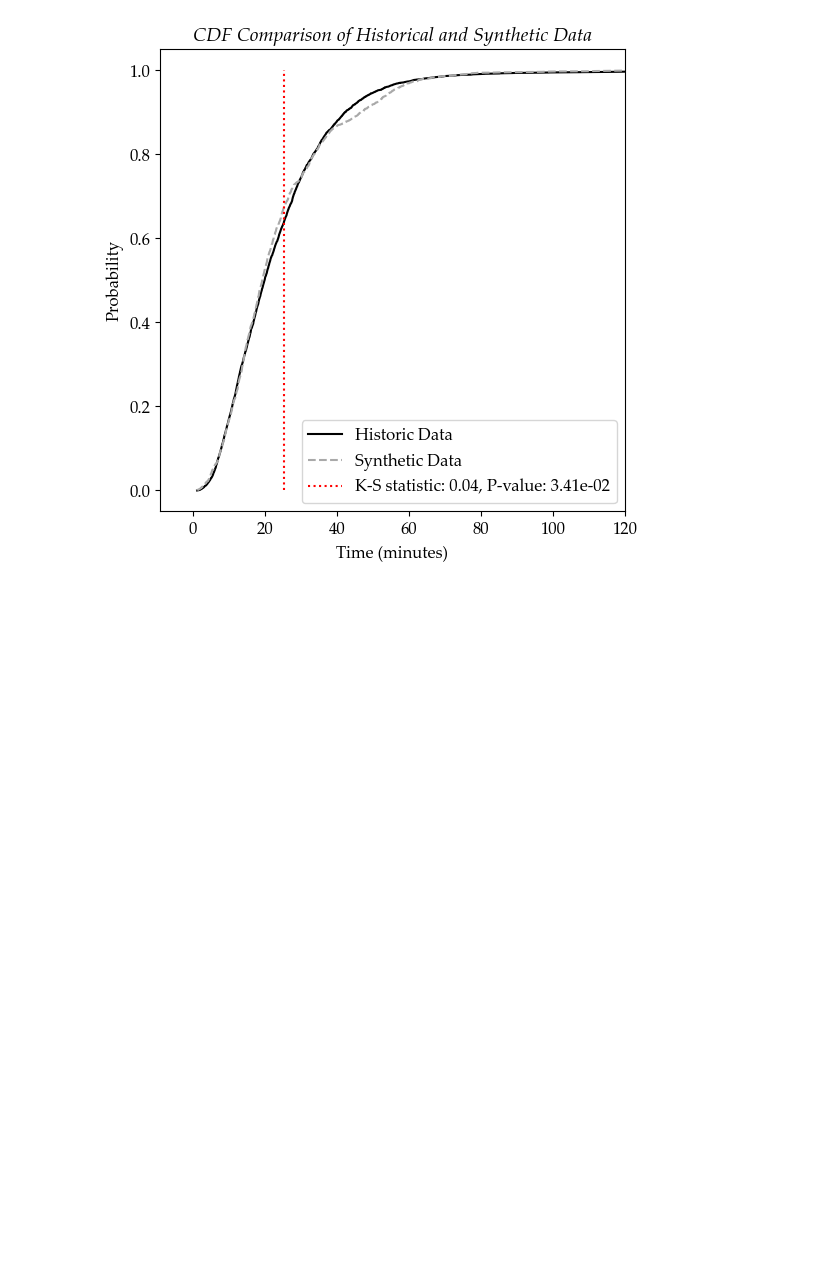
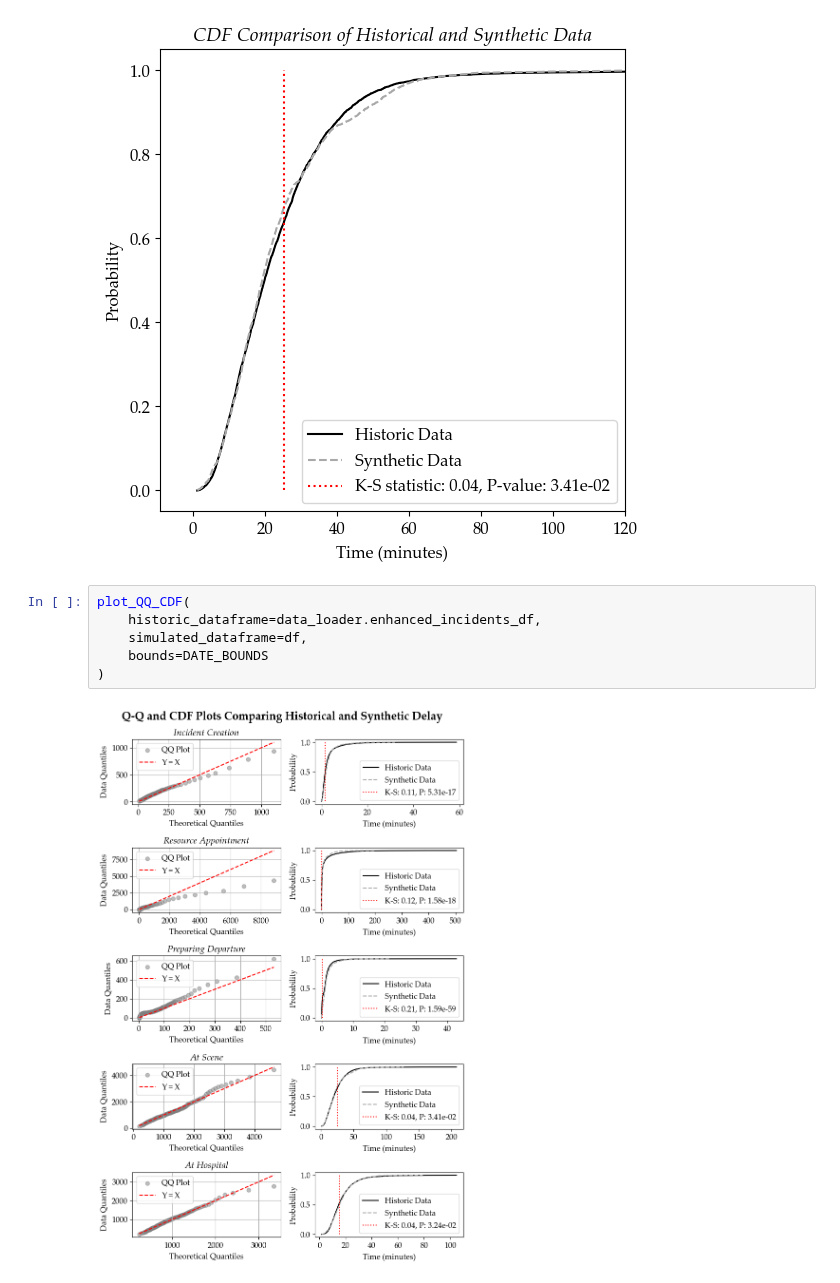
Before and after one commit to Emergency-Optimizers/Data-Processing, a Jupyter notebook: source/analysis/simulator/data_validation.ipynb, the cells around one changed output. Saved outputs shown, nothing was run; the diff lists cells and outputs as text; blank space fills up the shorter version.

Commit message:
Add new Q-Q and CDF plot

```diff
--- a/source/analysis/simulator/data_validation.ipynb
+++ b/source/analysis/simulator/data_validation.ipynb
@@ -570,3 +684,11 @@ plot_cdf(
 )
 # %% [output]
 [figure]
+# %%
+plot_QQ_CDF(
+    historic_dataframe=data_loader.enhanced_incidents_df,
+    simulated_dataframe=df,
+    bounds=DATE_BOUNDS
+)
+# %% [output]
+[figure, added]
```
Also changed, not shown: parts of 1 cell of this notebook, 1 other file.
